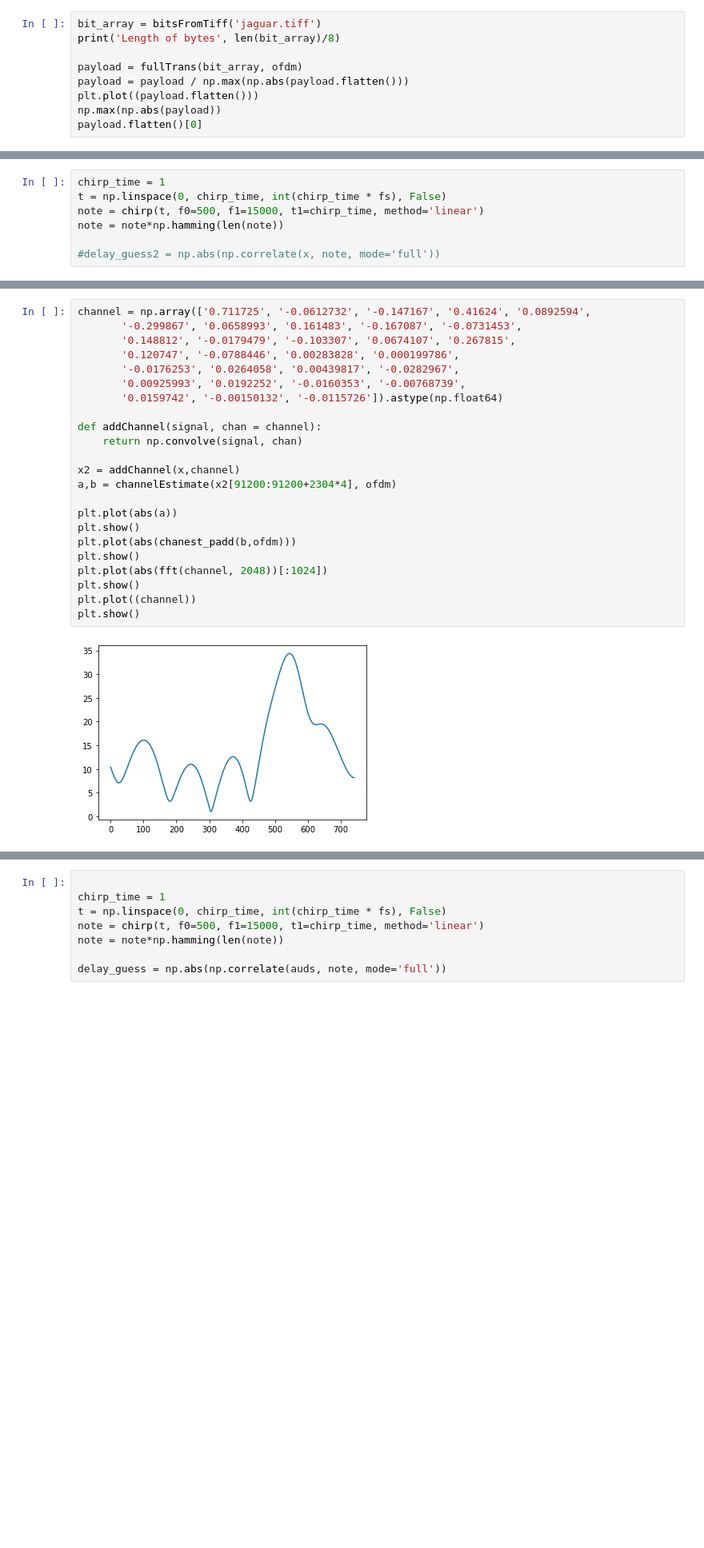
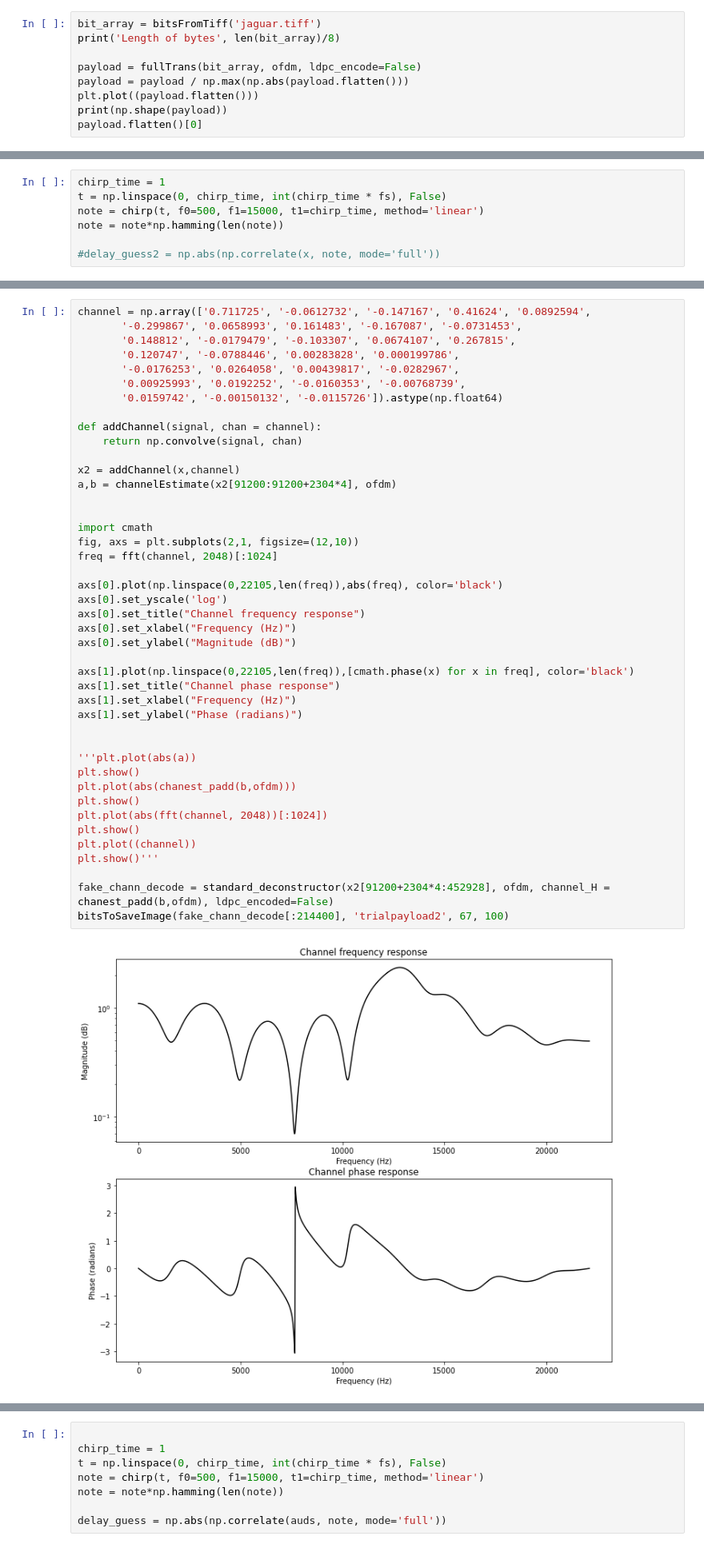
Before and after one commit to jks70/gf3_v2, a Jupyter notebook: finalframe.ipynb, the cells around one changed output, grey strips where cells are left out. Shown at 80% size. Drawn from its saved outputs; the diff is of its cells as text; blank space fills up the shorter version.

```diff
--- a/finalframe.ipynb
+++ b/finalframe.ipynb
@@ -43,10 +43,10 @@ array([1.+1.j, 1.+1.j, 1.+1.j, 1.+1.j, 1.+1.j, 1.+1.j, 1.+1.j, 1.+1.j,
 bit_array = bitsFromTiff('jaguar.tiff')
 print('Length of bytes', len(bit_array)/8)
 
-payload = fullTrans(bit_array, ofdm)
+payload = fullTrans(bit_array, ofdm, ldpc_encode=False)
 payload = payload / np.max(np.abs(payload.flatten()))
 plt.plot((payload.flatten()))
-np.max(np.abs(payload))
+print(np.shape(payload))
 payload.flatten()[0]
 # %% [output]
 Length of bytes 26800.0
@@ -166,25 +171,45 @@ end_of_chirps = scipy.signal.find_peaks(delay_guess, 7000)[0]
 # %%
 channel = np.array(['0.711725', '-0.0612732', '-0.147167', '0.41624', '0.0892594',
        '-0.299867', '0.0658993', '0.161483', '-0.167087', '-0.0731453',
        '0.148812', '-0.0179479', '-0.103307', '0.0674107', '0.267815',
        '0.120747', '-0.0788446', '0.00283828', '0.000199786',
        '-0.0176253', '0.0264058', '0.00439817', '-0.0282967',
        '0.00925993', '0.0192252', '-0.0160353', '-0.00768739',
        '0.0159742', '-0.00150132', '-0.0115726']).astype(np.float64)
 
 def addChannel(signal, chan = channel):
     return np.convolve(signal, chan)
 
 x2 = addChannel(x,channel)
 a,b = channelEstimate(x2[91200:91200+2304*4], ofdm)
 
-plt.plot(abs(a))
+
+import cmath
+fig, axs = plt.subplots(2,1, figsize=(12,10))
+freq = fft(channel, 2048)[:1024]
+
+axs[0].plot(np.linspace(0,22105,len(freq)),abs(freq), color='black')
+axs[0].set_yscale('log')
+axs[0].set_title("Channel frequency response")
+axs[0].set_xlabel("Frequency (Hz)")
+axs[0].set_ylabel("Magnitude (dB)")
+
+axs[1].plot(np.linspace(0,22105,len(freq)),[cmath.phase(x) for x in freq], color='black')
+axs[1].set_title("Channel phase response")
+axs[1].set_xlabel("Frequency (Hz)")
+axs[1].set_ylabel("Phase (radians)")
+
+
+'''plt.plot(abs(a))
 plt.show()
 plt.plot(abs(chanest_padd(b,ofdm)))
 plt.show()
 plt.plot(abs(fft(channel, 2048))[:1024])
 plt.show()
 plt.plot((channel))
-plt.show()
+plt.show()'''
+
+fake_chann_decode = standard_deconstructor(x2[91200+2304*4:452928], ofdm, channel_H = chanest_padd(b,ofdm), ldpc_encoded=False)
+bitsToSaveImage(fake_chann_decode[:214400], 'trialpayload2', 67, 100)
 # %% [output]
-[figure, old version]
+[figure, new version]
```
Also changed, not shown: parts of 24 cells of this notebook, 2 other files.
